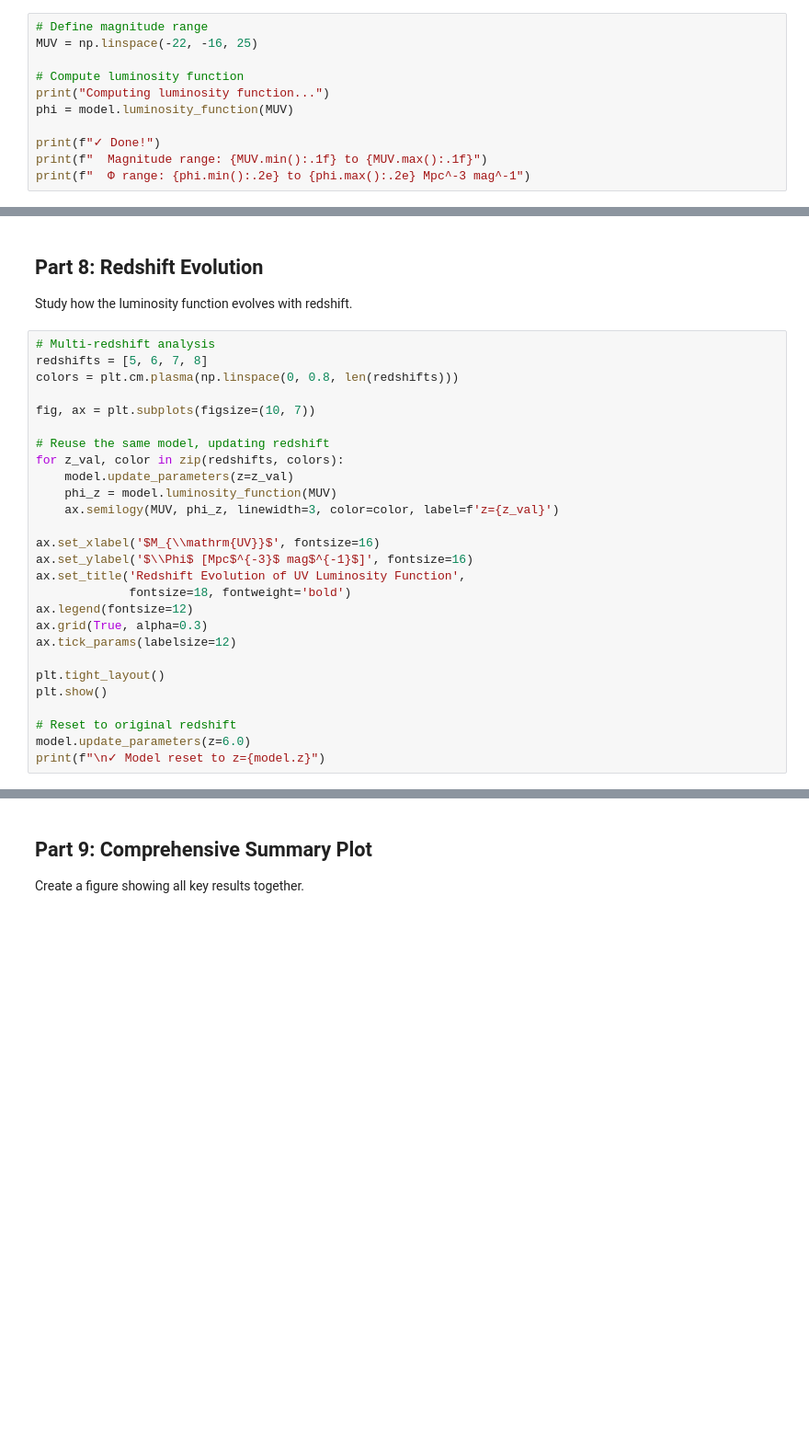
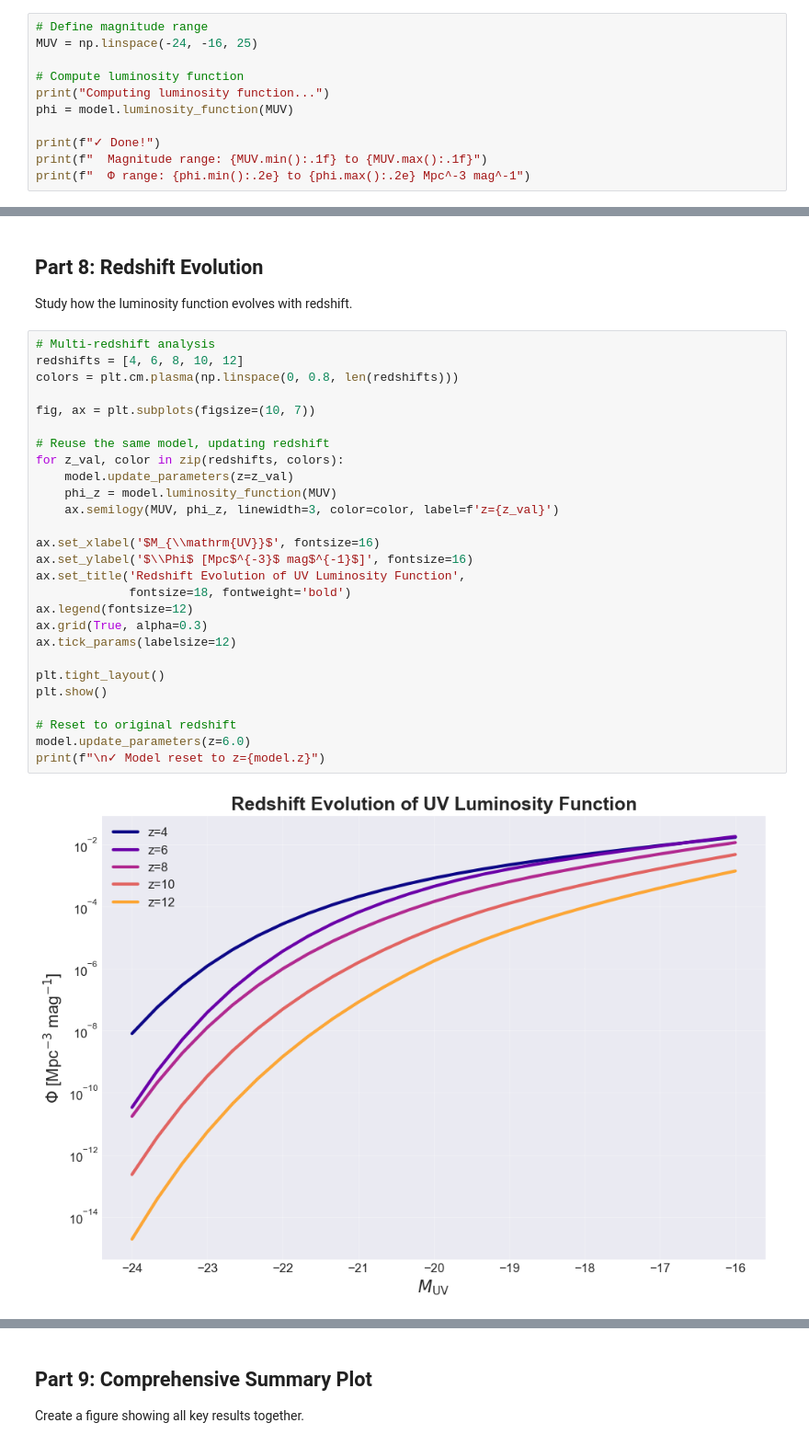
Before and after one commit to mShuntov/uvlf-hod, a Jupyter notebook: examples/basic_usage.ipynb, the cells around one changed output, grey strips where cells are left out. Shown at 92% size. Cells and saved outputs as stored; diff of their text form; blank space fills up the shorter version.

```diff
--- a/examples/basic_usage.ipynb
+++ b/examples/basic_usage.ipynb
@@ -51,7 +71,7 @@ print(model)
 The luminosity function $\Phi(M_{UV})$ tells us the number density of galaxies as a function of UV magnitude.
 # %%
 # Define magnitude range
-MUV = np.linspace(-22, -16, 25)
+MUV = np.linspace(-24, -16, 25)
 
 # Compute luminosity function
 print("Computing luminosity function...")
@@ -239,28 +315,30 @@ print("Higher eps0 → more efficient star formation → more bright galaxies")
 Study how the luminosity function evolves with redshift.
 # %%
 # Multi-redshift analysis
-redshifts = [5, 6, 7, 8]
+redshifts = [4, 6, 8, 10, 12]
 colors = plt.cm.plasma(np.linspace(0, 0.8, len(redshifts)))
 
 fig, ax = plt.subplots(figsize=(10, 7))
 
 # Reuse the same model, updating redshift
 for z_val, color in zip(redshifts, colors):
     model.update_parameters(z=z_val)
     phi_z = model.luminosity_function(MUV)
     ax.semilogy(MUV, phi_z, linewidth=3, color=color, label=f'z={z_val}')
 
 ax.set_xlabel('$M_{\\mathrm{UV}}$', fontsize=16)
 ax.set_ylabel('$\\Phi$ [Mpc$^{-3}$ mag$^{-1}$]', fontsize=16)
 ax.set_title('Redshift Evolution of UV Luminosity Function',
              fontsize=18, fontweight='bold')
 ax.legend(fontsize=12)
 ax.grid(True, alpha=0.3)
 ax.tick_params(labelsize=12)
 
 plt.tight_layout()
 plt.show()
 
 # Reset to original redshift
 model.update_parameters(z=6.0)
 print(f"\n✓ Model reset to z={model.z}")
+# %% [output]
+[figure, added]
```
Also changed, not shown: parts of 15 cells of this notebook.
